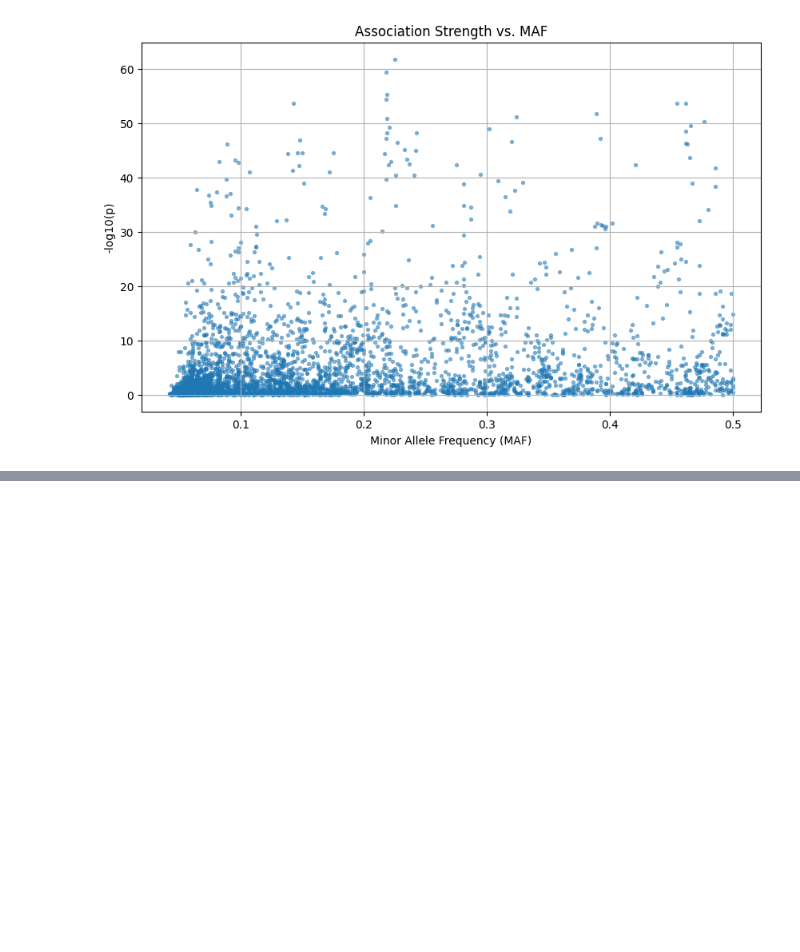
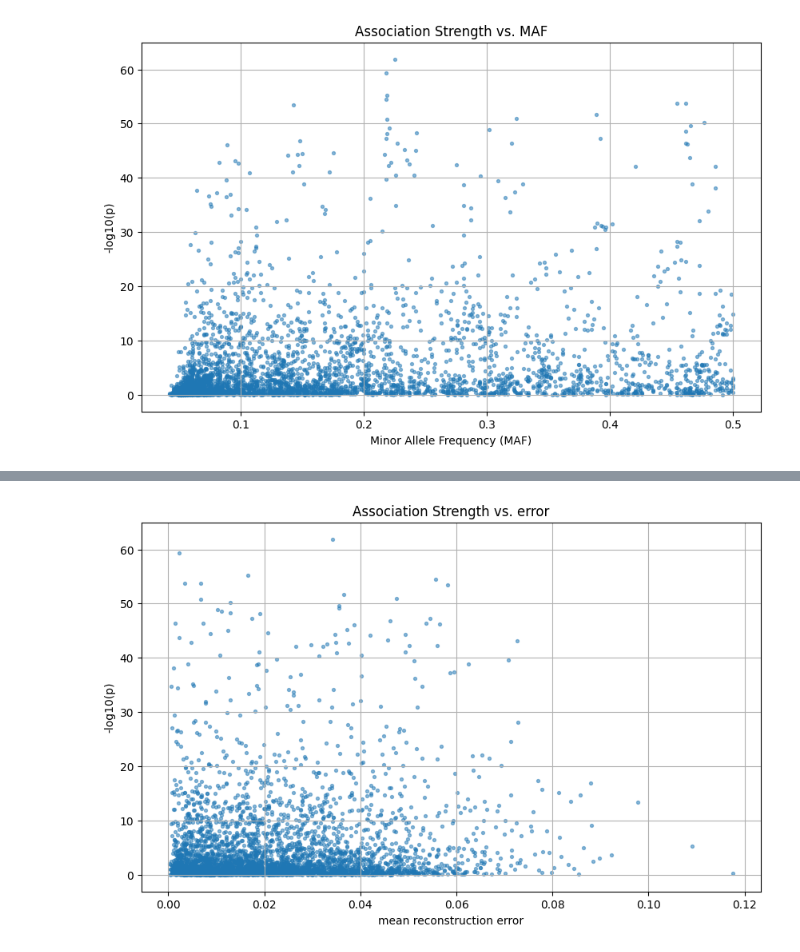
Before and after one commit to mat2m10/chasm, a Jupyter notebook: notebooks/coalescence_simulation_notebooks/03 correction through PCs.ipynb, the cells around one changed output, grey strips where cells are left out. Saved outputs shown, nothing was run; the diff lists cells and outputs as text; code cells hidden in the pictures; blank space fills up the shorter version.

```diff
--- a/notebooks/coalescence_simulation_notebooks/03 correction through PCs.ipynb
+++ b/notebooks/coalescence_simulation_notebooks/03 correction through PCs.ipynb
@@ -214,0 +236,5 @@ plt.show()
+# %%
+# Create the three new DataFrames
+minor = (geno == -1).astype(int)
+het = (geno == 0).astype(int)
+major = (geno == 1).astype(int)
@@ -214,0 +257,3 @@ plt.show()
+# %%
+nr_pcs = 1
+pcs = pcs[:, :nr_pcs]
@@ -214,0 +276,48 @@ plt.show()
+# %%
+# Build model
+model = Sequential([
+    Dense(minor.shape[1], input_shape=(pcs.shape[1],), activation='linear')
+])
+
+model.compile(optimizer=Adam(1e-3), loss='mse')
+
+# Train model
+history = model.fit(pcs, minor, epochs=100, batch_size=32, verbose=0)
+
+# Predict on the original PCs input
+predicted_minor = model.predict(pcs)
+
+model = Sequential([
+    Dense(het.shape[1], input_shape=(pcs.shape[1],), activation='linear')
+])
+
+model.compile(optimizer=Adam(1e-3), loss='mse')
+
+# Train model
+history = model.fit(pcs, het, epochs=100, batch_size=32, verbose=0)
+predicted_het = model.predict(pcs)
+
+model = Sequential([
+    Dense(major.shape[1], input_shape=(pcs.shape[1],), activation='linear')
+])
+
+model.compile(optimizer=Adam(1e-3), loss='mse')
+
+# Train model
+history = model.fit(pcs, major, epochs=100, batch_size=32, verbose=0)
+predicted_major = model.predict(pcs)
+
+error = abs(1 - (predicted_major + predicted_minor + predicted_het))
+mean_error = np.mean(error, axis=0)
+
+gwas_results["mean_reconstruction_error"] = mean_error
+
+# Plot MAF vs -log10(p)
+plt.figure(figsize=(10, 6))
+plt.scatter(gwas_results['mean_reconstruction_error'], gwas_results['-log10(p)'], alpha=0.5, s=8)
+plt.xlabel("mean reconstruction error")
+plt.ylabel("-log10(p)")
+plt.title("Association Strength vs. error")
+plt.grid(True)
+plt.show()
+# %% [output]
@@ -214,0 +327 @@ plt.show()
+[figure, added]
```
Also changed, not shown: parts of 14 cells of this notebook, 1 other file.
